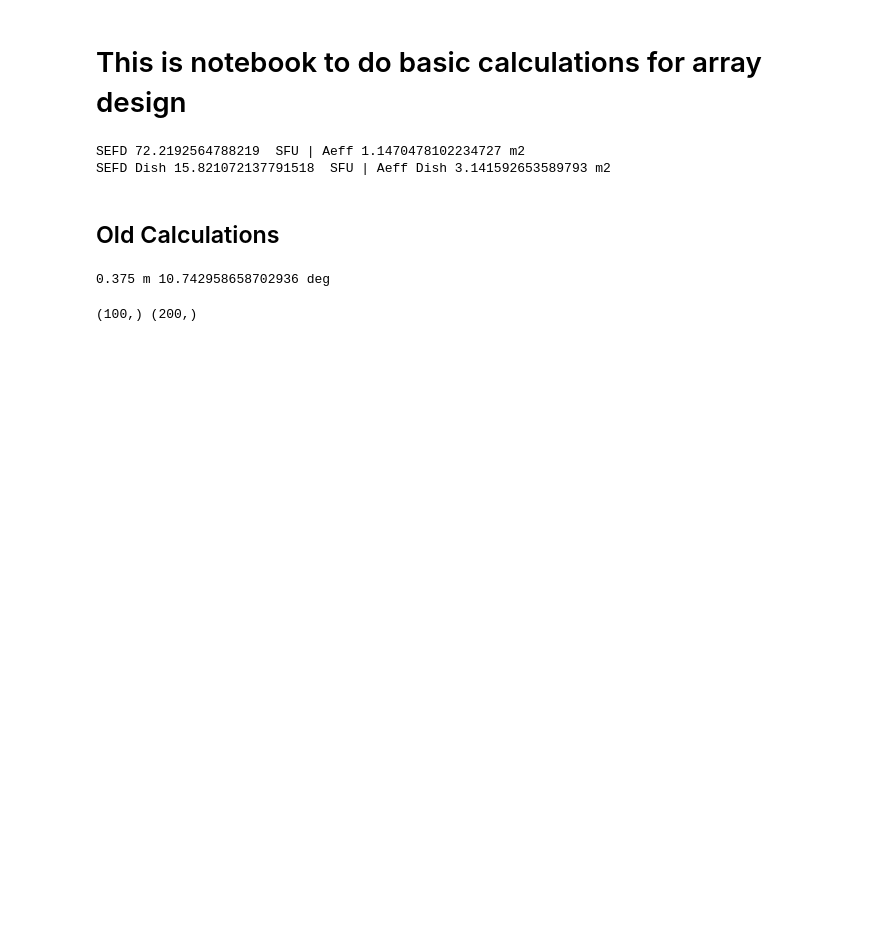
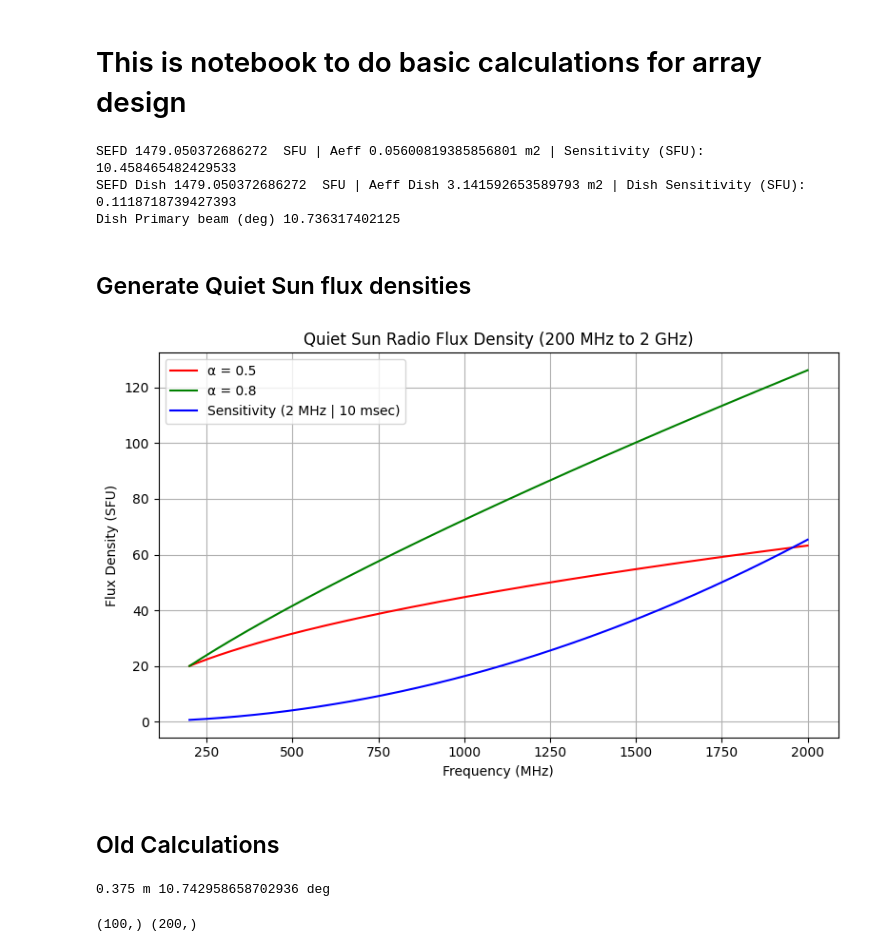
Before and after one commit to rohitcbscient/lipi, a Jupyter notebook: lipi/adhyan/ska/solar_array.ipynb, the cells around one changed output. Saved outputs shown, nothing was run; the diff lists cells and outputs as text; code cells hidden in the pictures; blank space fills up the shorter version.

Commit message:
RAY Quiet Sun Calculation

```diff
--- a/lipi/adhyan/ska/solar_array.ipynb
+++ b/lipi/adhyan/ska/solar_array.ipynb
@@ -6,24 +6,78 @@ import sys
 import matplotlib.pyplot as plt
 import scipy.constants as sc
 # %%
+def get_Aeff(l,gain,N,eff):
+    Aeff = l**2 / (4*np.pi) * (gain * N)*eff
+    return Aeff
+
+def get_sensitivity(T,Aeff, bandwidth,tau):
+    SEFD = 2*kb*T/Aeff/1.e-22
+    senstivity = SEFD/ np.sqrt(bandwidth*tau)
+    return SEFD, senstivity
+
+
 kb = sc.Boltzmann
 T=300 # in Kelvin
-f = 250 # in MHz
+f = 800 # in MHz
 l = sc.speed_of_light/(f*1.e6) # in meters
-N = 2 # number of antennas
+N = 1 # number of antennas
 gain =10**(7/10) # 7 dBi
-Aeff = l**2 / (4*np.pi) * (gain * N)
+bandwidth = 2.e6 # in Hz
+tau = 0.01 # in sec
 D = 2
-Aeff_dish = np.pi*D**2 / 4
-eff_dish = 0.6
-SEFD = 2*kb*T/Aeff/1.e-22
-SEFD_dish = 2*kb*T/Aeff_dish*eff_dish/1.e-22
+Ndish = 1
 
-print('SEFD',SEFD, ' SFU | Aeff',Aeff,'m2')
-print('SEFD Dish',SEFD_dish, ' SFU | Aeff Dish',Aeff_dish,'m2')
+Aeff = get_Aeff(l,gain,N,1)
+SEFD, senstivity = get_sensitivity(T, Aeff, bandwidth,tau)
+
+Aeff_dish = np.pi*D**2 / 4 * Ndish
+eff = 0.6
+SEFD_dish, sensitivity_dish = get_sensitivity(T,Aeff, bandwidth,tau)
+
+
+print('SEFD',SEFD, ' SFU | Aeff',Aeff,'m2', '| Sensitivity (SFU):',senstivity)
+print('SEFD Dish',SEFD_dish, ' SFU | Aeff Dish',Aeff_dish,'m2', '| Dish Sensitivity (SFU):',senstivity_dish)
+
+pb_size = 57.3*l / D # in deg
+print('Dish Primary beam (deg)',pb_size)
 # %% [output]
-SEFD 72.2192564788219  SFU | Aeff 1.1470478102234727 m2
-SEFD Dish 15.821072137791518  SFU | Aeff Dish 3.141592653589793 m2
+SEFD 1479.050372686272  SFU | Aeff 0.05600819385856801 m2 | Sensitivity (SFU): 10.458465482429533
+SEFD Dish 1479.050372686272  SFU | Aeff Dish 3.141592653589793 m2 | Dish Sensitivity (SFU): 0.1118718739427393
+Dish Primary beam (deg) 10.736317402125
+# %% [markdown]
+## Generate Quiet Sun flux densities
+# %%
+# Frequency range: 200 MHz to 2 GHz
+freq = np.linspace(200e6, 2e9, 500)  # Hz
+l_arr = sc.speed_of_light/freq
+
+# Assume a power-law: S_nu ∝ nu^α
+alpha1 = 0.5  # typical spectral index for quiet Sun in this range
+alpha2 = 0.8
+S_200MHz = 20  # SFU at 200 MHz (approximate reference value)
+
+# Calculate flux density at all frequencies
+flux_density_1 = S_200MHz * (freq / 200e6) ** alpha1  # in SFU
+flux_density_2 = S_200MHz * (freq / 200e6) ** alpha2  # in SFU
+
+# Sensitvity calculation
+Aeff_arr = get_Aeff(l_arr,gain,N,1)
+sefd_arr,senstivity_arr = get_sensitivity(T,Aeff_arr, bandwidth,tau)
+
+# Plot
+plt.figure(figsize=(8, 5))
+plt.plot(freq / 1e6, flux_density_1, label=f"α = {alpha1}", color='red')
+plt.plot(freq / 1e6, flux_density_2, label=f"α = {alpha2}", color='green')
+plt.plot(freq / 1e6, senstivity_arr, label="Sensitivity (2 MHz | 10 msec)", color='blue')
+plt.xlabel("Frequency (MHz)")
+plt.ylabel("Flux Density (SFU)")
+plt.title("Quiet Sun Radio Flux Density (200 MHz to 2 GHz)")
+plt.grid(True)
+plt.legend()
+plt.tight_layout()
+plt.show()
+# %% [output]
+[figure, added]
 # %% [markdown]
 ## Old Calculations
 # %%
```
Also changed, not shown: 1 other file.
